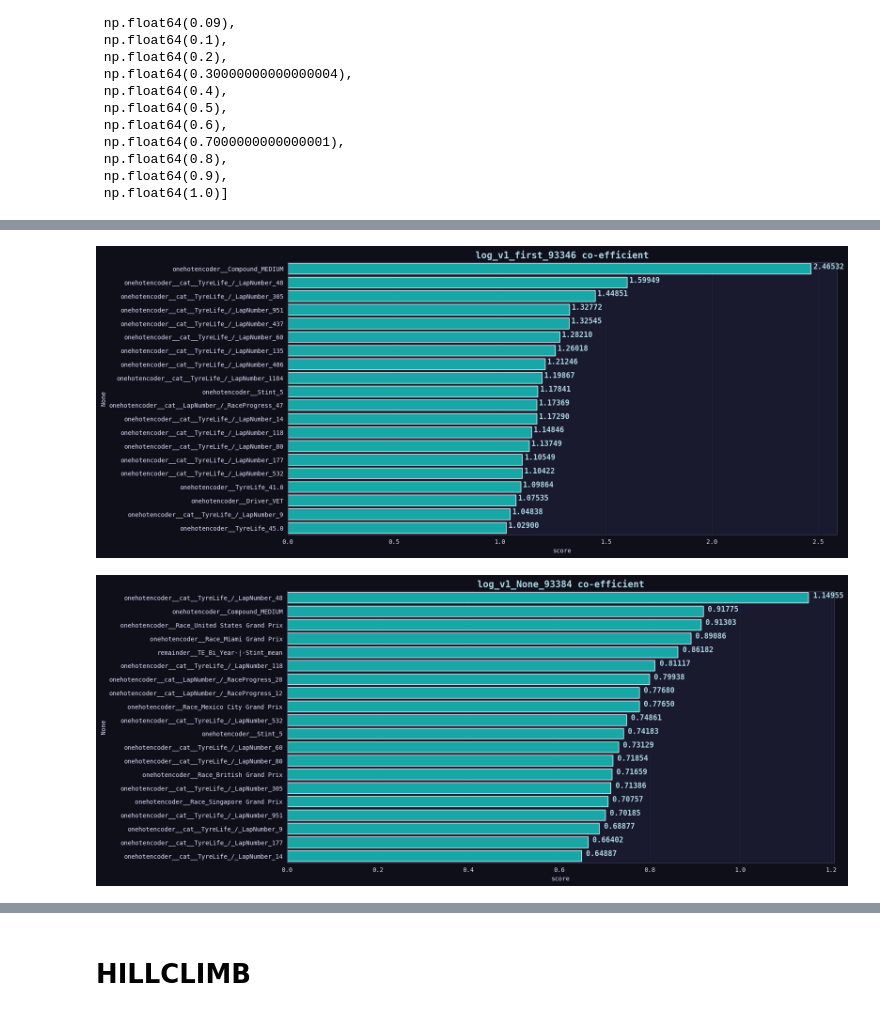
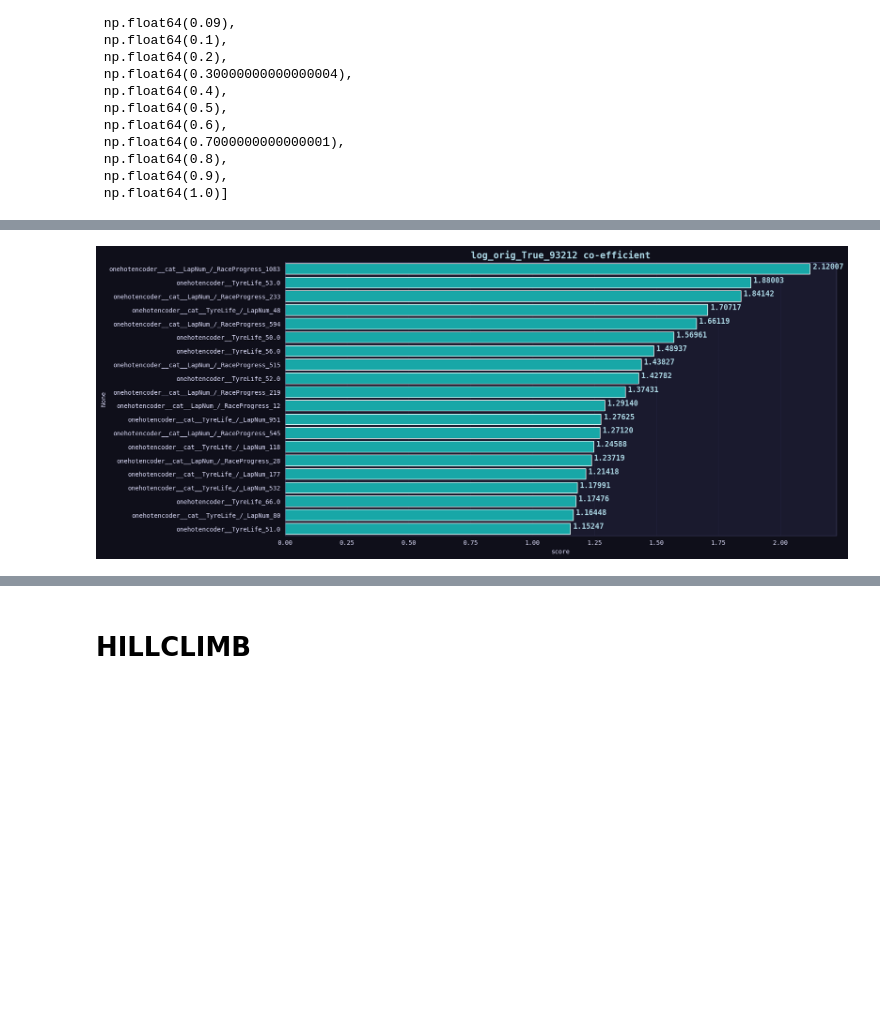
Before and after one commit to coded-sly/ps6e5-F1-PitStop, a Jupyter notebook: ps6e5-log-rf-f1-pit.ipynb, the cells around one changed output, grey strips where cells are left out. Drawn from its saved outputs; the diff is of its cells as text; code cells hidden in the pictures; blank space fills up the shorter version.

Commit message:
Kaggle Notebook | ps6e5 | LOG-RF | F1_🏁Pit | appened_original_data

```diff
--- a/ps6e5-log-rf-f1-pit.ipynb
+++ b/ps6e5-log-rf-f1-pit.ipynb
@@ -1055,3 +1036,6 @@ def Trainer_CV(model_name, params, train_df, test_df, features, target, kf,
 print('⚙️ Training function ready ⚙️')
 # %% [output]
 ⚙️ Training function ready ⚙️
+# %%
+x_sample, x_sample2 = train_test_split(train, train_size=0.3, stratify=train[TARGET], random_state=0)
+x_sample.head(3)
@@ -1222,12 +1244,12 @@ Best C: [0.08]
 #     )
 # %%
 # ===== RANDOM FOREST =====
-version_name = 'rfc_v0_'
+version_name = 'rfc_orig_'
 
 PARAMS = {
-    'n_estimators': 300,
+    'n_estimators': 500,
     'criterion': 'gini',
-    'min_samples_leaf': 10,
+    'min_samples_leaf': 3,
     'n_jobs': os.cpu_count(),
     'random_state': CFG.SEED,
 }
@@ -1241,7 +1263,8 @@ all_model_predictions[n] = Trainer_CV(
     features=FEATURES,
     target=TARGET,
     kf=kf,
-    cats=TREE_CATS,
+    cat_cols=TREE_CATS,
+    use_orig=True,
 )
 
 
@@ -1255,7 +1278,8 @@ all_model_predictions[n] = Trainer_CV(
     features=FEATURES,
     target=TARGET,
     kf=kf,
-    cats=TREE_CATS,
+    cat_cols=TREE_CATS,
+    use_orig=True,
 )
 
 
@@ -1381,10 +1405,10 @@ for i, (k, v) in enumerate(all_model_predictions.items()):
 
             ## -- Plot oof distributions --
             _, axs = plt.subplots(1, 3, figsize=(16, 5))
-            CalibrationDisplay.from_predictions(train[TARGET], data_, n_bins=10, name=n, ax=axs[0])
+            CalibrationDisplay.from_predictions(train_data[TARGET], data_, n_bins=10, name=n, ax=axs[0])
             axs[0].set_title(f"{n}: Calibration")
 
-            RocCurveDisplay.from_predictions(train[TARGET], data_, name=n, ax=axs[1])
+            RocCurveDisplay.from_predictions(train_data[TARGET], data_, name=n, ax=axs[1])
             axs[1].set_title(f"{n}: ROC-Curve")
 
             sns.histplot(data_, ax=axs[2])
@@ -1440,38 +1464,35 @@ rfc_v0_ent_94733 saved! (188165,)
 # %%
 ## -- Feature Importances: Linear Model --
-log_first = all_model_predictions[list(all_model_predictions.keys())[0]]
-log_none  = all_model_predictions[list(all_model_predictions.keys())[1]]
+log_model = all_model_predictions[list(all_model_predictions.keys())[0]]
 
-for i, m in enumerate([log_first, log_none]):
-    coef_dict = dict(
-        zip(
-            m['model'][0].get_feature_names_out(),
-            m['model'][-1].coef_[0]
-        )
+coef_dict = dict(
+    zip(
+        log_model['model'][0].get_feature_names_out(),
+        log_model['model'][-1].coef_[0]
     )
+)
 
-    feat_coefs = pd.DataFrame.from_dict(
-        coef_dict,
-        orient='index',
-        columns=['score']
-    ).sort_values('score', ascending=False).iloc[:20] # -> Top features
+feat_coefs = pd.DataFrame.from_dict(
+    coef_dict,
+    orient='index',
+    columns=['score']
+).sort_values('score', ascending=False).iloc[:20] # -> Top features
 
-    feat_coefs.columns = ['score']
+feat_coefs.columns = ['score']
 
-    plt.figure(figsize=(16, 8))
-    sns.barplot(data=feat_coefs, x='score', y=feat_coefs.index)
-    plt.title(list(model_results.keys())[i] + ' co-efficient',
-              fontsize=15, fontweight='semibold')
+plt.figure(figsize=(16, 8))
+sns.barplot(data=feat_coefs, x='score', y=feat_coefs.index)
+plt.title(list(model_results.keys())[0] + ' co-efficient',
+          fontsize=15, fontweight='semibold')
 
-    for i, t in enumerate(feat_coefs['score'].values):
-        plt.text(t+1e-2, i, f'{t:.5f}', fontdict={'size': 12, 'weight': 'bold'})
+for i, t in enumerate(feat_coefs['score'].values):
+    plt.text(t+1e-2, i, f'{t:.5f}', fontdict={'size': 12, 'weight': 'bold'})
 
-    # plt.tight_layout()
-    plt.show()
-    print()
+# plt.tight_layout()
+plt.show()
+print()
 # %% [output]
-[figure, old version]
+[figure, new version]
-[figure, removed]
 # %%
 ## -- Feature Importances: Linear Model --
 rfc_entr = all_model_predictions[list(all_model_predictions.keys())[-1]]
```
Also changed, not shown: parts of 30 cells of this notebook.
